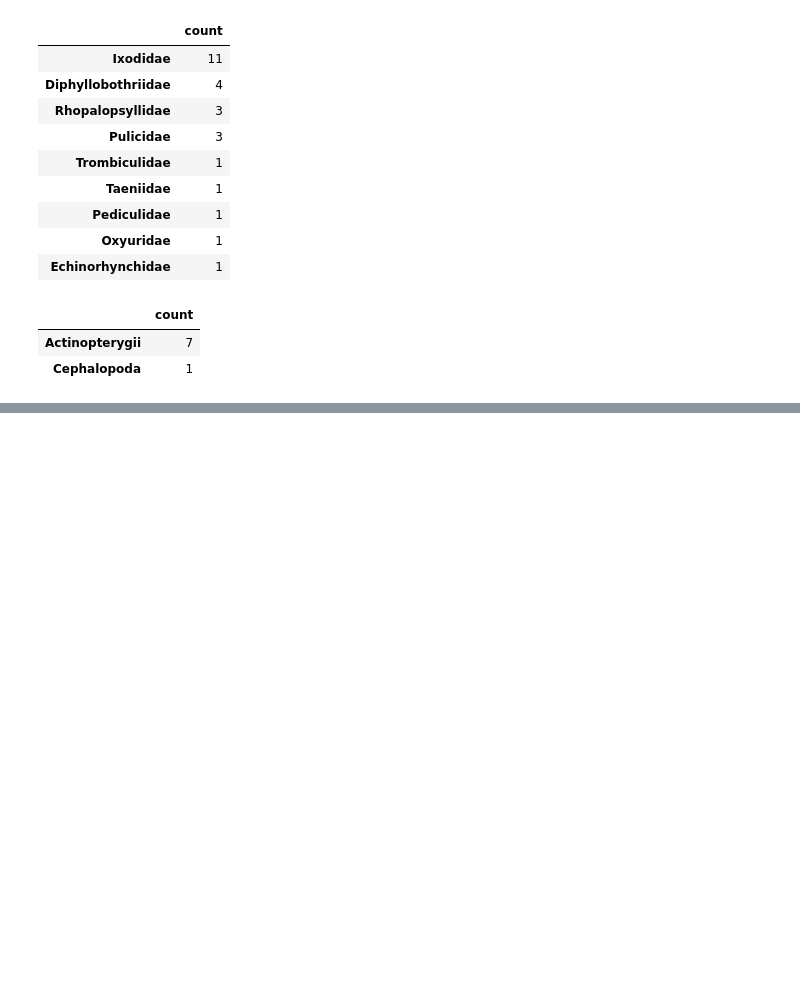
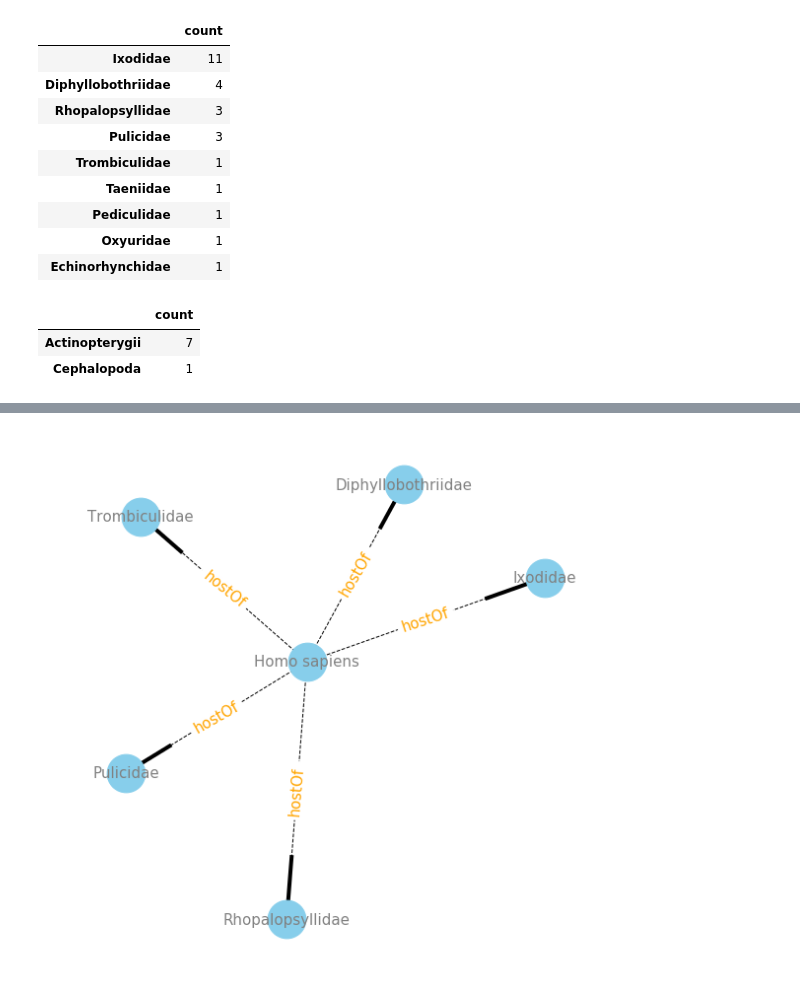
Before and after one commit to cabinetofcuriosity/globi_explore, a Jupyter notebook: notebook/with_new_tsv/Globi_exploration_new.ipynb, the cells around one changed output, grey strips where cells are left out. Saved outputs shown, nothing was run; the diff lists cells and outputs as text; code cells hidden in the pictures; blank space fills up the shorter version.

```diff
--- a/notebook/with_new_tsv/Globi_exploration_new.ipynb
+++ b/notebook/with_new_tsv/Globi_exploration_new.ipynb
@@ -267,0 +327,4 @@ wiki('Actinopterygii', 'preysOn', 'targetTaxonClassName')
+# %%
+plot('Homo sapiens', 'hostOf', 'targetTaxonFamilyName', 5)
+# %% [output]
+[figure, added]
```
Also changed, not shown: parts of 14 cells of this notebook.
